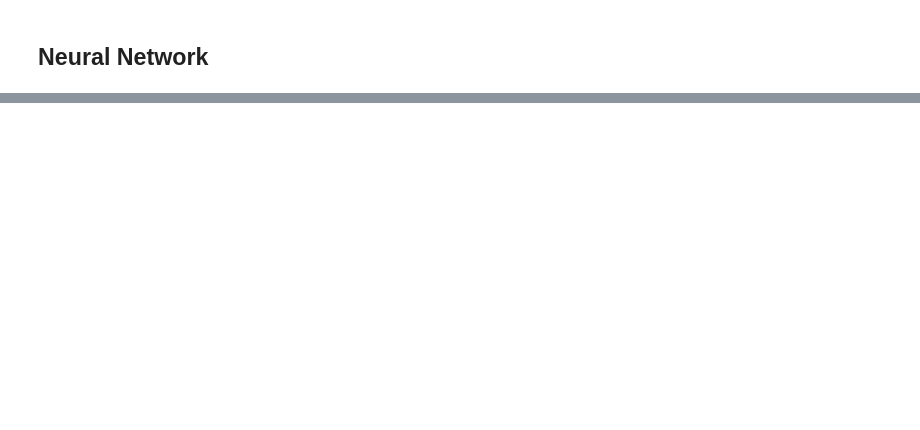
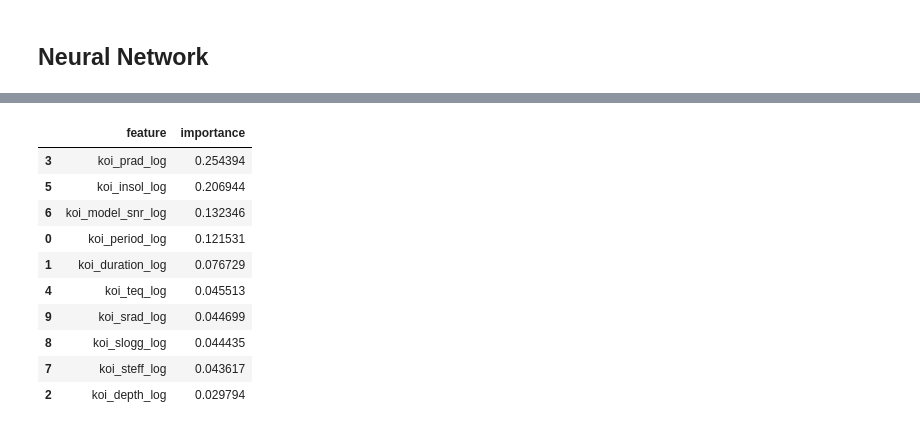
Before and after one commit to russpenska/spaceapps-exoplanets, a Jupyter notebook: src/exploring_koi.ipynb, the cells around one changed output, grey strips where cells are left out. Saved outputs shown, nothing was run; the diff lists cells and outputs as text; code cells hidden in the pictures; blank space fills up the shorter version.

```diff
--- a/src/exploring_koi.ipynb
+++ b/src/exploring_koi.ipynb
@@ -244,0 +301,17 @@ pd.DataFrame([
+# %%
+importances = xgb_model.feature_importances_
+
+# Display as a DataFrame
+pd.DataFrame({'feature': selected_features, 'importance': importances}).sort_values('importance', ascending=False)
+# %% [output]
+|  | feature | importance |
+| 3 | koi_prad_log | 0.254394 |
+| 5 | koi_insol_log | 0.206944 |
+| 6 | koi_model_snr_log | 0.132346 |
+| 0 | koi_period_log | 0.121531 |
+| 1 | koi_duration_log | 0.076729 |
+| 4 | koi_teq_log | 0.045513 |
+| 9 | koi_srad_log | 0.044699 |
+| 8 | koi_slogg_log | 0.044435 |
+| 7 | koi_steff_log | 0.043617 |
+| 2 | koi_depth_log | 0.029794 |
```
Also changed, not shown: parts of 11 cells of this notebook, 1 other file.
